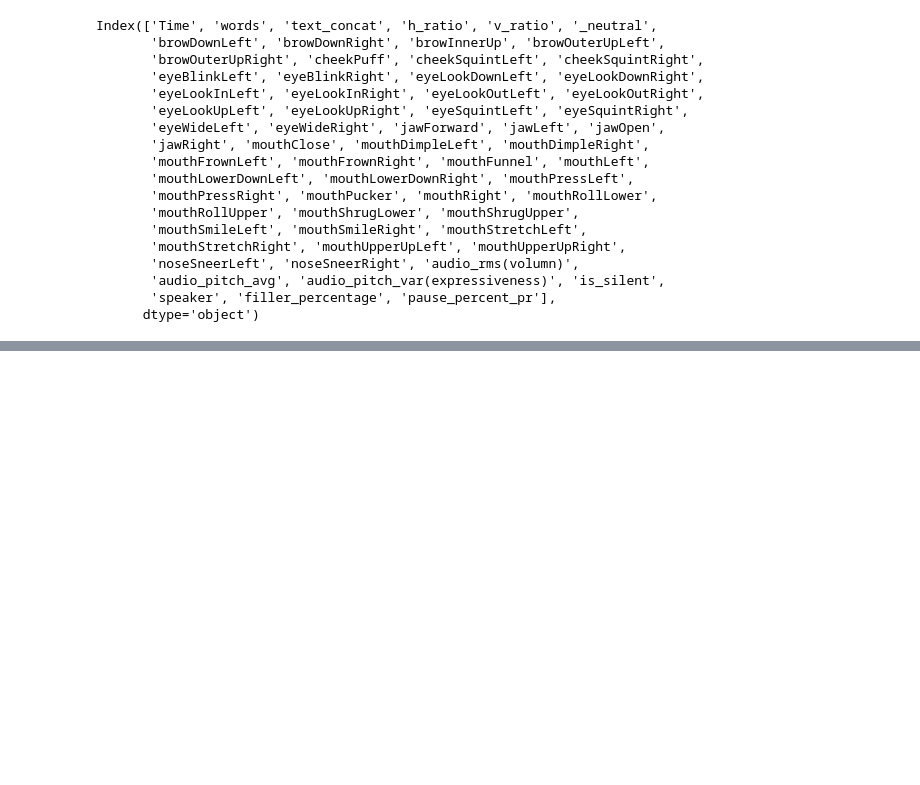
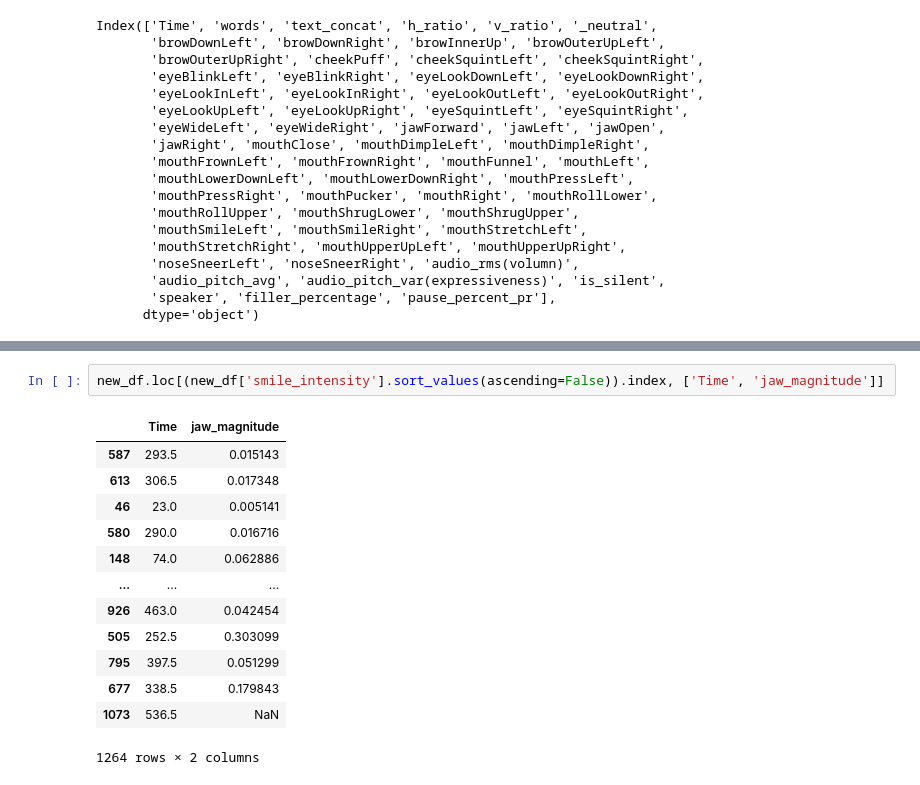
Before and after one commit to Ak62007/Multimodel-Reasoning, a Jupyter notebook: notebooks/feature_engineering.ipynb, the cells around one changed output, grey strips where cells are left out. Drawn from its saved outputs; the diff is of its cells as text; blank space fills up the shorter version.

```diff
--- a/notebooks/feature_engineering.ipynb
+++ b/notebooks/feature_engineering.ipynb
@@ -606 +607,17 @@ new_df
 1264 rows × 7 columns
+# %%
+new_df.loc[(new_df['smile_intensity'].sort_values(ascending=False)).index, ['Time', 'jaw_magnitude']]
+# %% [output]
+|  | Time | jaw_magnitude |
+| 587 | 293.5 | 0.015143 |
+| 613 | 306.5 | 0.017348 |
+| 46 | 23.0 | 0.005141 |
+| 580 | 290.0 | 0.016716 |
+| 148 | 74.0 | 0.062886 |
+| ... | ... | ... |
+| 926 | 463.0 | 0.042454 |
+| 505 | 252.5 | 0.303099 |
+| 795 | 397.5 | 0.051299 |
+| 677 | 338.5 | 0.179843 |
+| 1073 | 536.5 | NaN |
+1264 rows × 2 columns
```
Also changed, not shown: parts of 12 cells of this notebook.
